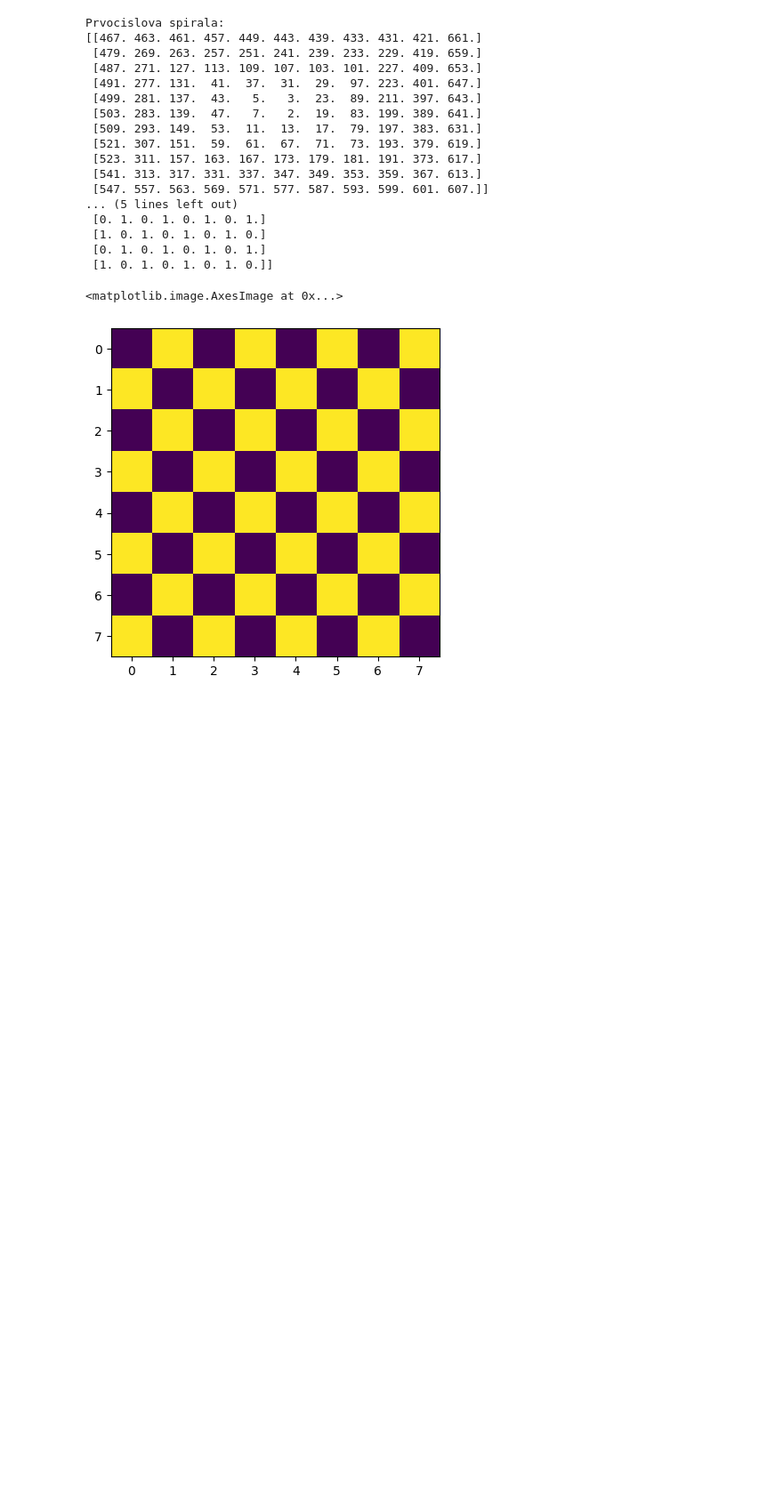
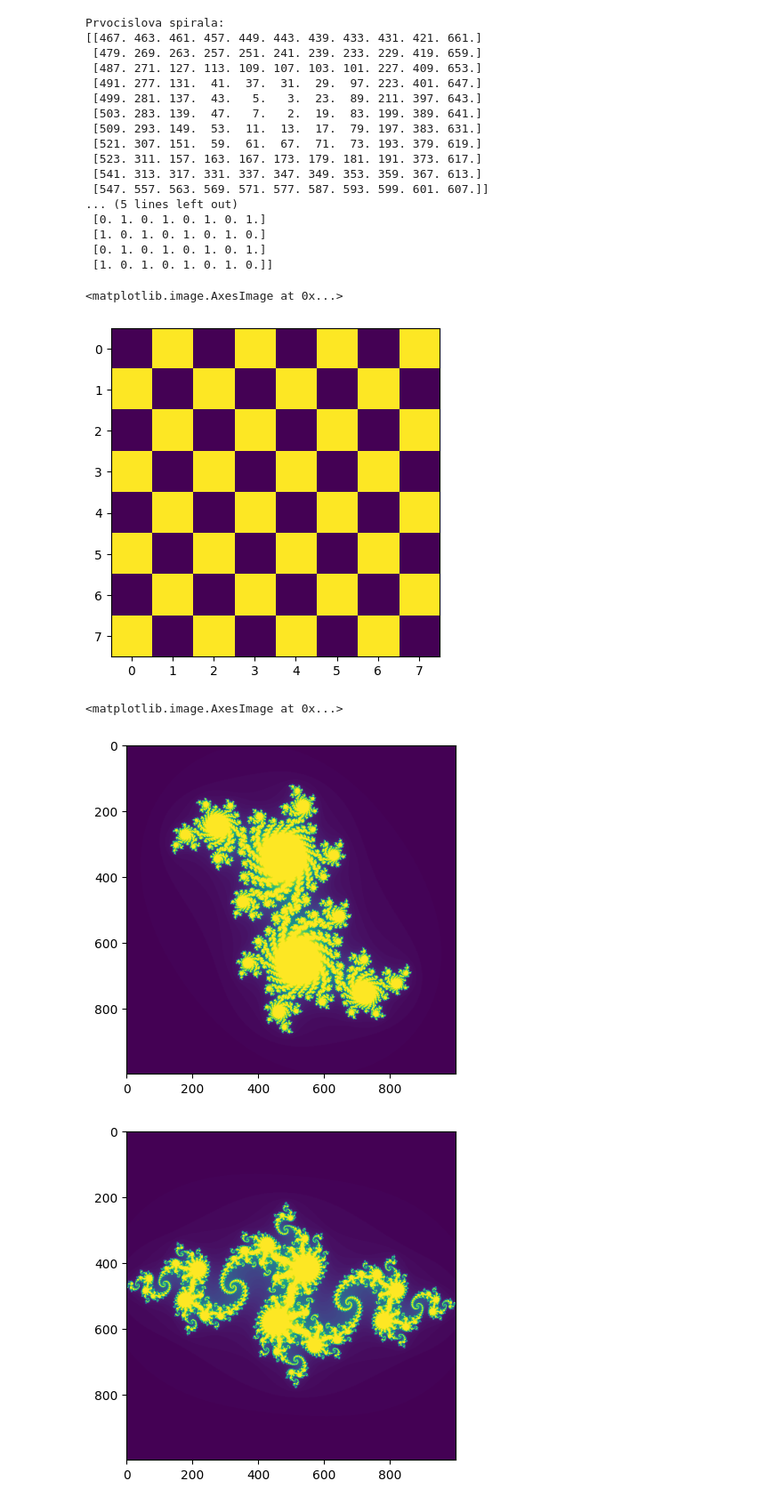
Before and after one commit to PAT0099/ukoly, a Jupyter notebook: 03_ukoly.ipynb, the cells around one changed output. Shown at 89% size. Cells and saved outputs as stored; diff of their text form; code cells hidden in the pictures; blank space fills up the shorter version.

Commit message:
added drawing of julia sets

```diff
--- a/03_ukoly.ipynb
+++ b/03_ukoly.ipynb
@@ -394,3 +392,32 @@ Prvocislova spirala:
  [1. 0. 1. 0. 1. 0. 1. 0.]]
 <matplotlib.image.AxesImage at 0x...>
 [figure]
+# %%
+def julia_set(x_min = -1.5, x_max = 1.5, y_min = -1.5, y_max = 1.5, n = 1000, k = 100, c = 0+0j):
+    matrix_real, matrix_complex = np.meshgrid(np.linspace(x_min, x_max, n), np.linspace(y_max*1j, y_min*1j, n))
+    Z = matrix_real + matrix_complex
+    C = np.full(shape=(n,n), fill_value=c)
+    div = np.full(shape=(n,n), fill_value=k, dtype=int)
+
+    for i in range(k):
+        Z = np.power(Z, 2) + C
+        mask = np.abs(Z) > 2
+        div[mask] = i
+        Z[mask] = 0
+        C[mask] = 0
+
+    return div
+# %%
+#some cool values from wikipedia :)
+divergence_matrix = julia_set(c = .2+.55j)
+plt.imshow(divergence_matrix)
+divergence_matrix = julia_set(c = -.8+.156j)
+plt.figure()
+plt.imshow(divergence_matrix)
+divergence_matrix = julia_set(c = .285+.01j, k = 200)
+plt.figure()
+plt.imshow(divergence_matrix)
+# %% [output]
+<matplotlib.image.AxesImage at 0x...>
+[figure, added]
+[figure, added]
```
Also changed, not shown: parts of 6 cells of this notebook.
